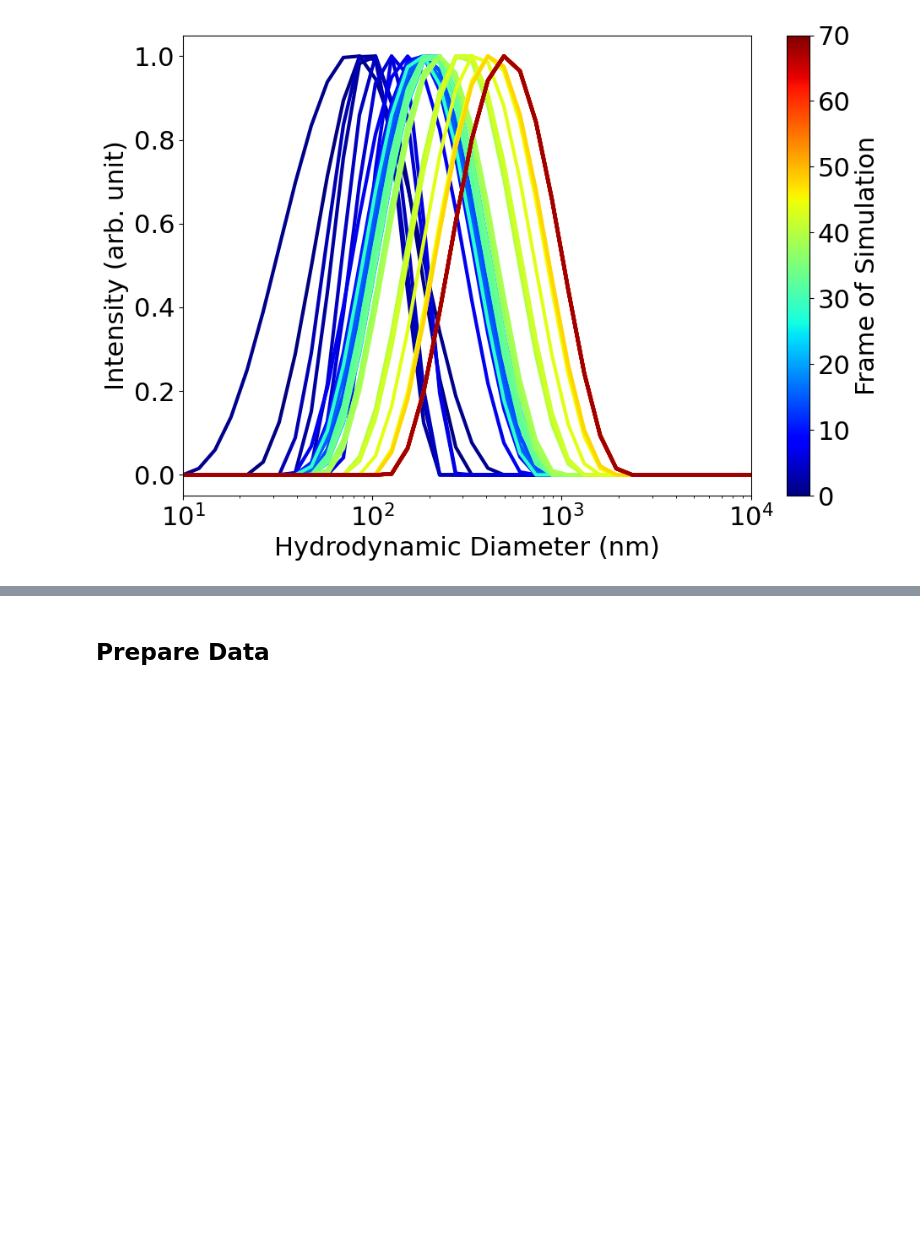
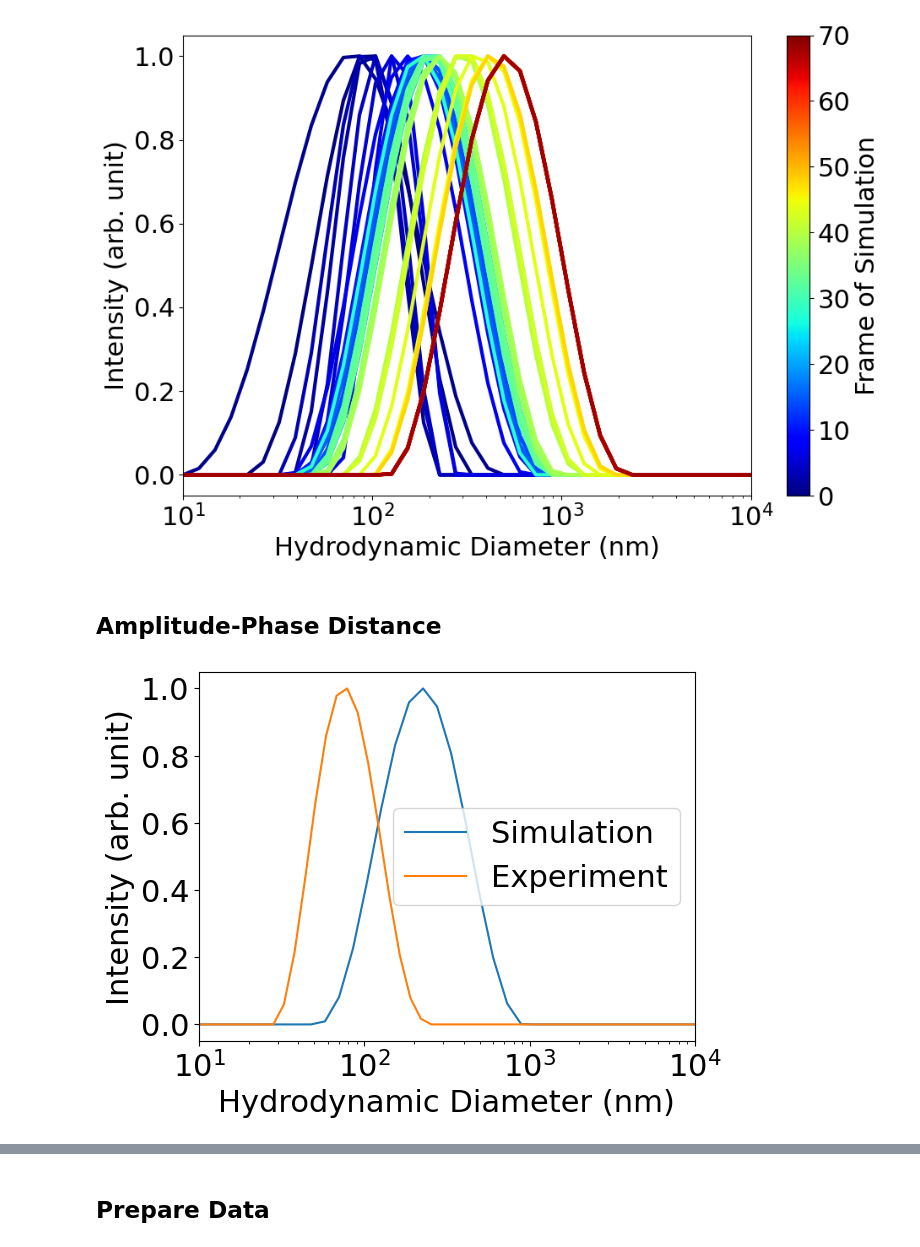
Before and after one commit to huatc/series_alignment, a Jupyter notebook: Notebooks/Create distance DLS.ipynb, the cells around one changed output, grey strips where cells are left out. Drawn from its saved outputs; the diff is of its cells as text; code cells hidden in the pictures; blank space fills up the shorter version.

```diff
--- a/Notebooks/Create distance DLS.ipynb
+++ b/Notebooks/Create distance DLS.ipynb
@@ -139,3 +145,34 @@ plt.tight_layout()
 #plt.savefig('../Figures/Simulated_DLS.png', dpi=600, bbox_inches="tight")
 # %% [output]
 [figure]
+# %% [markdown]
+## Amplitude-Phase Distance
+# %%
+import numpy as np
+import matplotlib.pyplot as plt
+from apdist.torch import TorchAmplitudePhaseDistance as torch_apdist
+import torch
+from apdist.torch import plot_warping as plot_warping_torch
+from apdist.distances import AmplitudePhaseDistance as numpy_apdist
+from apdist.utils import plot_warping
+from apdist.geometry import SquareRootSlopeFramework as SRSF
+
+sim_x = sim_DLS_data[35][:,0]
+sim_y = sim_DLS_data[35][:,1]
+expt_x = exp_DLS_data[0][:,0]
+expt_y = exp_DLS_data[0][:,1]
+
+fig, ax = plt.subplots()
+
+ax.plot(sim_x, sim_y, label = 'Simulation')
+ax.plot(expt_x, expt_y, label = 'Experiment')
+ax.set_xlabel('Wavelength (nm)')
+ax.set_ylabel('Absorbance')
+ax.legend()
+ax.set_xscale('log')
+ax.set_ylabel('Intensity (arb. unit)')
+ax.set_xlabel('Hydrodynamic Diameter (nm)')
+ax.set_xlim([1e1, 1e4])
+plt.show()
+# %% [output]
+[figure, added]
```
Also changed, not shown: parts of 10 cells of this notebook, 9 other files.
